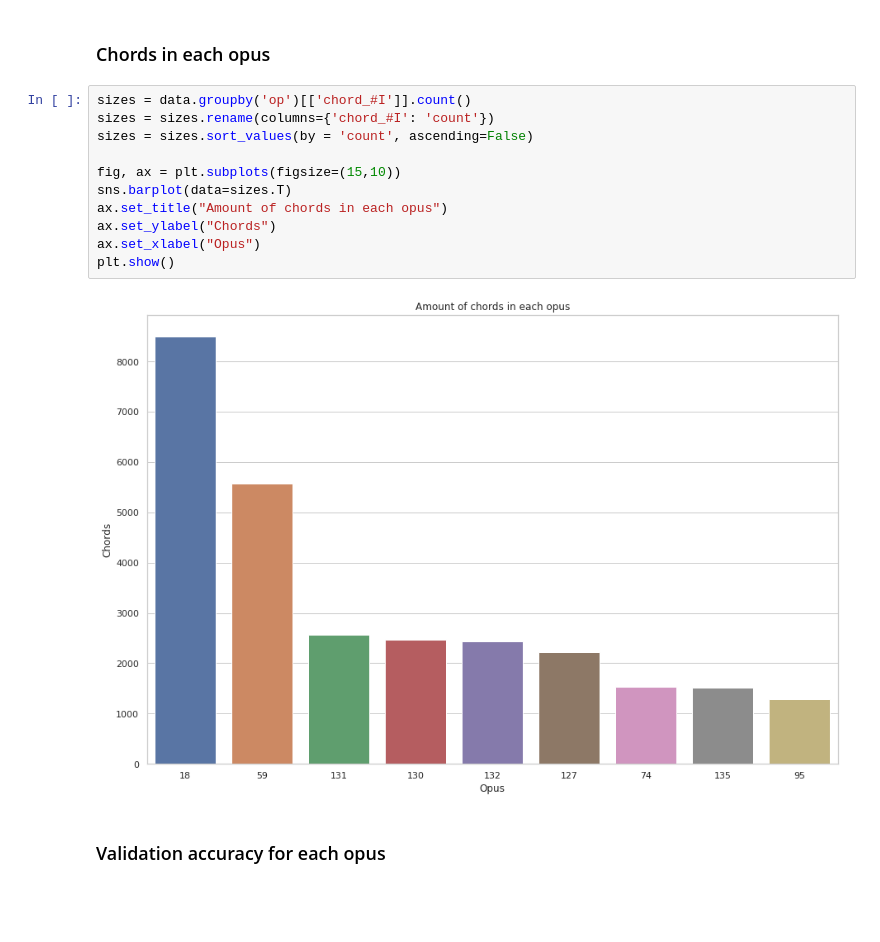
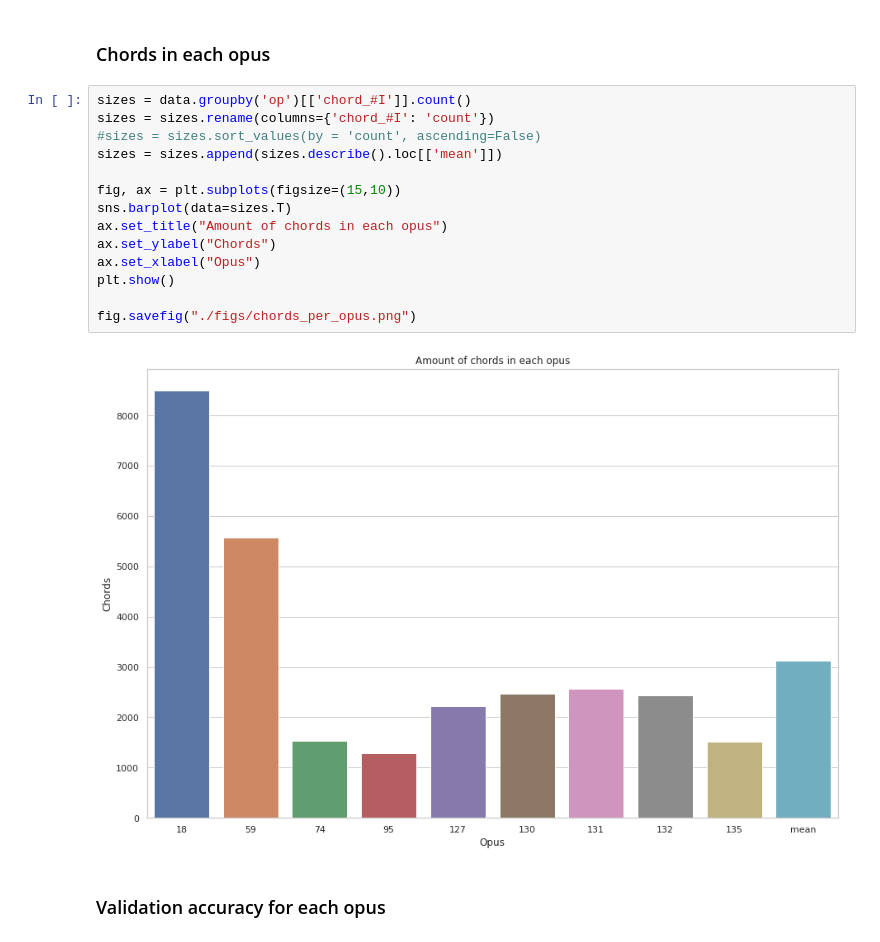
Before and after one commit to laureleo/chord-prediction, a Jupyter notebook: run-2.ipynb, the cells around one changed output. Drawn from its saved outputs; the diff is of its cells as text; blank space fills up the shorter version.

```diff
--- a/run-2.ipynb
+++ b/run-2.ipynb
@@ -278,16 +261,19 @@ Best score
 # %%
 sizes = data.groupby('op')[['chord_#I']].count()
 sizes = sizes.rename(columns={'chord_#I': 'count'})
-sizes = sizes.sort_values(by = 'count', ascending=False)
+#sizes = sizes.sort_values(by = 'count', ascending=False)
+sizes = sizes.append(sizes.describe().loc[['mean']])
 
 fig, ax = plt.subplots(figsize=(15,10))
 sns.barplot(data=sizes.T)
 ax.set_title("Amount of chords in each opus")
 ax.set_ylabel("Chords")
 ax.set_xlabel("Opus")
 plt.show()
+
+fig.savefig("./figs/chords_per_opus.png")
 # %% [output]
-[figure, old version]
+[figure, new version]
 # %% [markdown]
 ### Validation accuracy for each opus
 # %%
```
Also changed, not shown: parts of 8 cells of this notebook, 5 other files.
